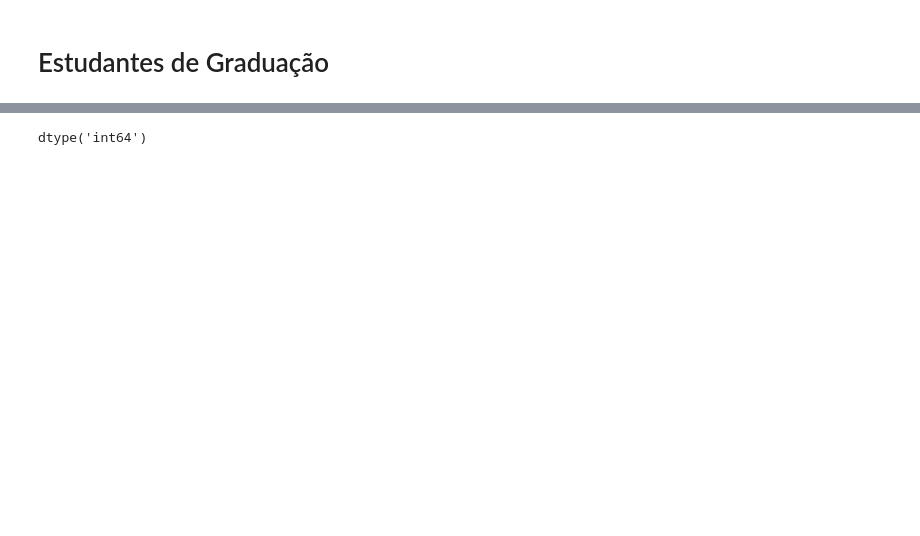
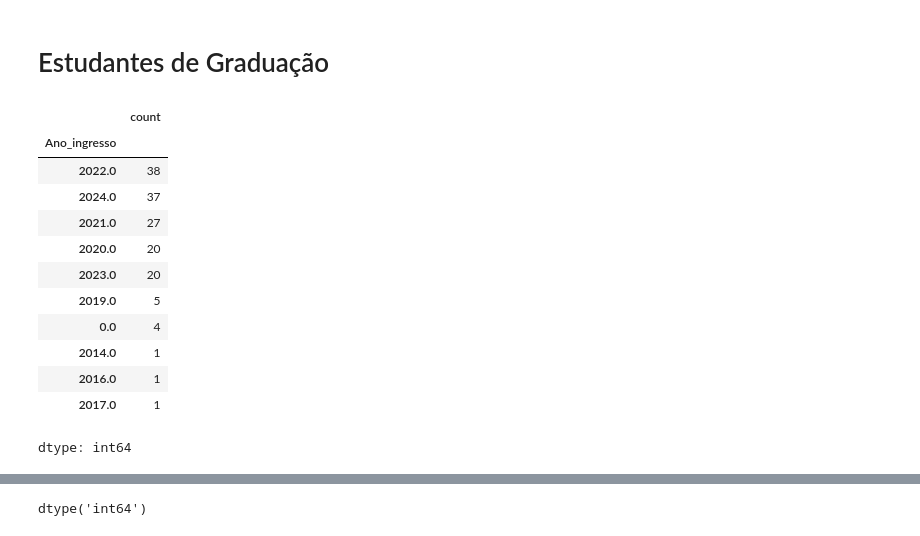
Before and after one commit to clobos/Andres_ESALQ, a Jupyter notebook: graduacao.ipynb, the cells around one changed output, grey strips where cells are left out. Saved outputs shown, nothing was run; the diff lists cells and outputs as text; code cells hidden in the pictures; blank space fills up the shorter version.

```diff
--- a/graduacao.ipynb
+++ b/graduacao.ipynb
@@ -20,16 +20,19 @@ colunas_para_excluir_graduacao = [
 ]
 
 dados_estudantes_de_graduacao = dados_estudantes_de_graduacao.drop(columns=colunas_para_excluir_graduacao, errors='ignore')
-# %%
-dados_estudantes_de_graduacao = dados_estudantes_de_graduacao[dados_estudantes_de_graduacao['Ano_ingresso'] != "0"]
-
-dados_estudantes_de_graduacao = dados_estudantes_de_graduacao[dados_estudantes_de_graduacao['C_PAPFE'] != "0"]
-
-dados_estudantes_de_graduacao = dados_estudantes_de_graduacao[dados_estudantes_de_graduacao['C_moradia'] != "0"]
-
-dados_estudantes_de_graduacao = dados_estudantes_de_graduacao[dados_estudantes_de_graduacao['C_Rucas'] != "0"]
-
-dados_estudantes_de_graduacao = dados_estudantes_de_graduacao[dados_estudantes_de_graduacao['C_estudo'] != "0"]
-
-# Deletar Curso_grad = "Não resposta"
-dados_estudantes_de_graduacao = dados_estudantes_de_graduacao[dados_estudantes_de_graduacao['Curso_grad'] != "Não resposta"]
+# %%
+dados_estudantes_de_graduacao['Ano_ingresso'].value_counts()
+# %% [output]
+|  | count |
+| Ano_ingresso |  |
+| 2022.0 | 38 |
+| 2024.0 | 37 |
+| 2021.0 | 27 |
+| 2020.0 | 20 |
+| 2023.0 | 20 |
+| 2019.0 | 5 |
+| 0.0 | 4 |
+| 2014.0 | 1 |
+| 2016.0 | 1 |
+| 2017.0 | 1 |
+dtype: int64
```
Also changed, not shown: parts of 6 cells of this notebook.
